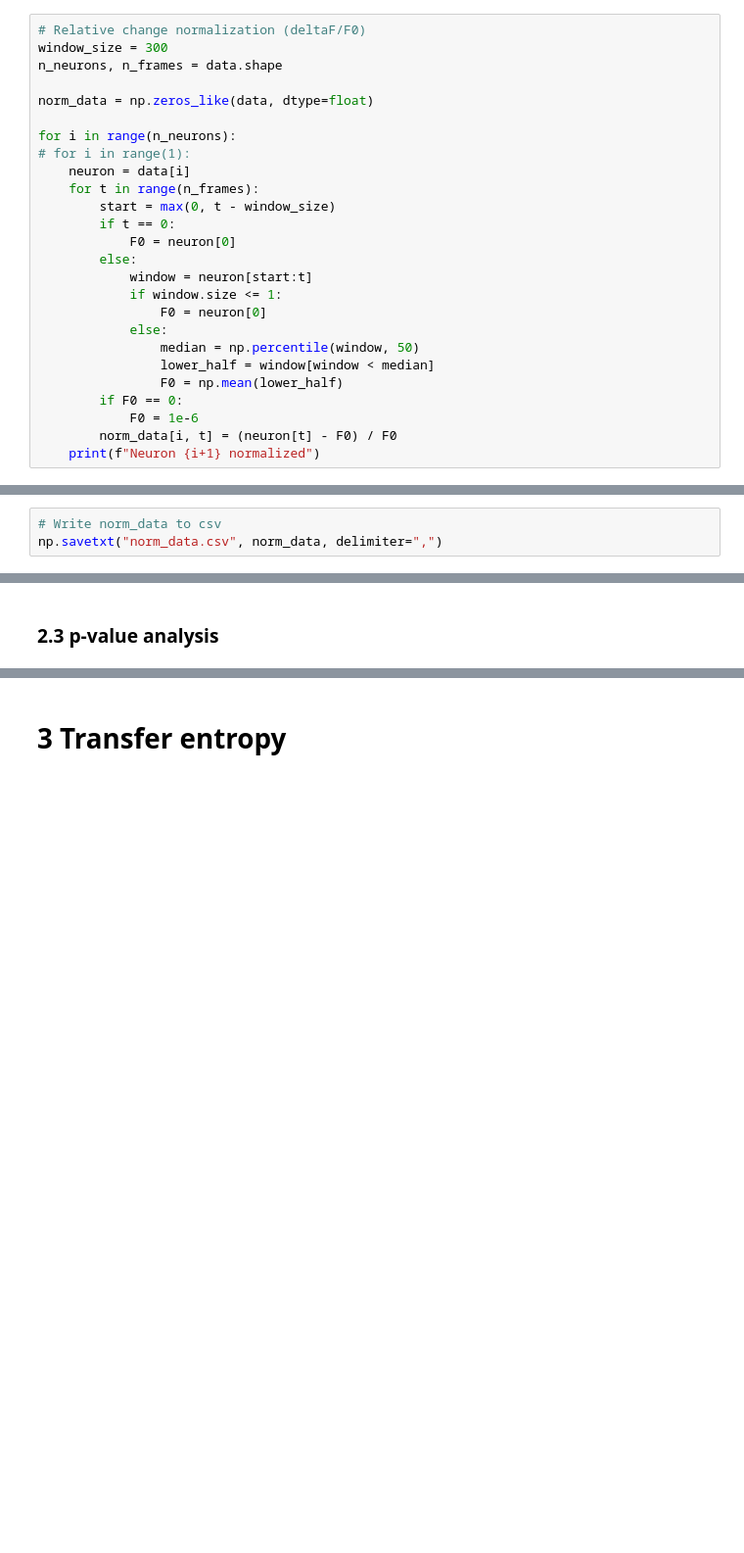
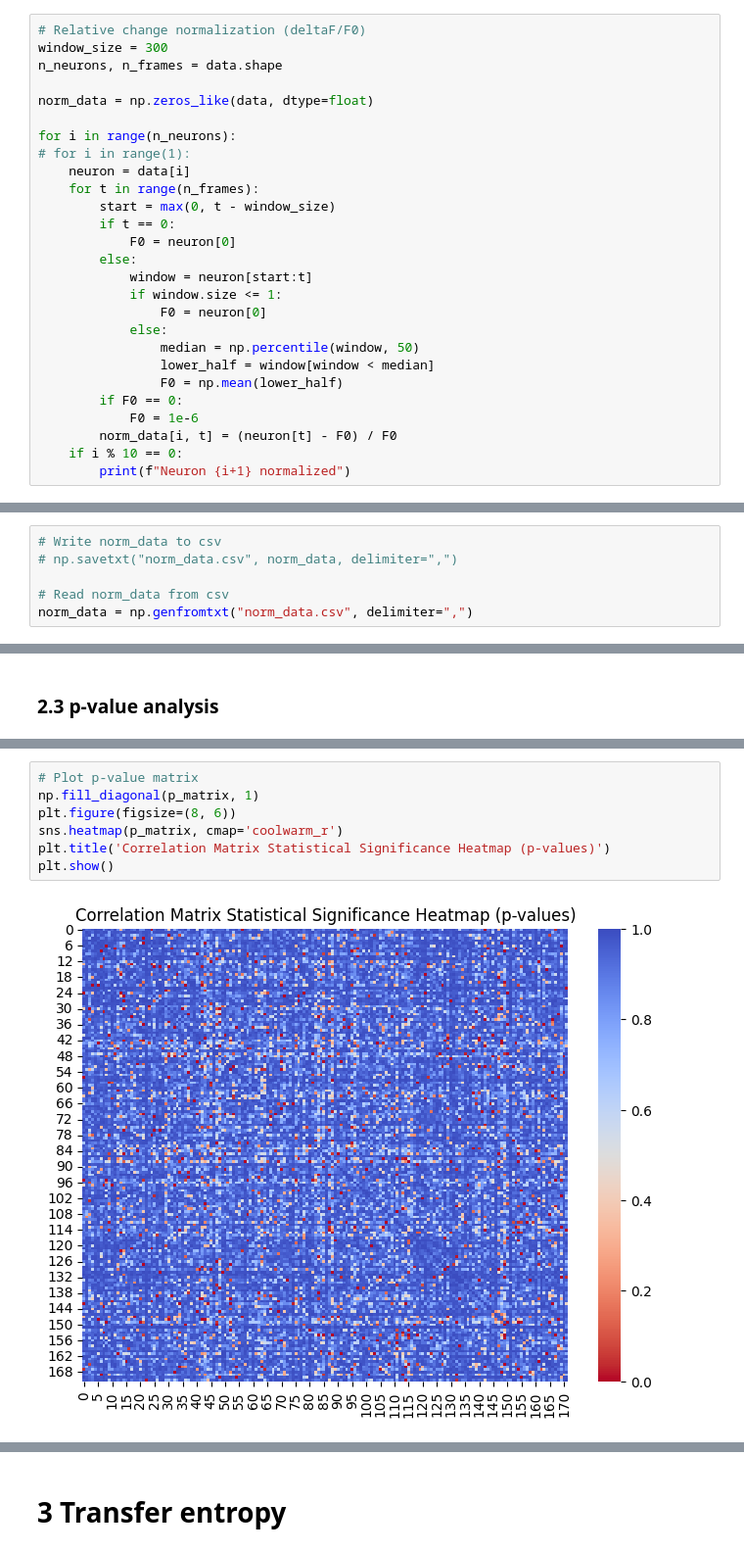
Before and after one commit to c-carolinel/jc, a Jupyter notebook: 1_preprocessing.ipynb, the cells around one changed output, grey strips where cells are left out. Shown at 98% size. Saved outputs shown, nothing was run; the diff lists cells and outputs as text; blank space fills up the shorter version.

```diff
--- a/1_preprocessing.ipynb
+++ b/1_preprocessing.ipynb
@@ -64,5 +64,6 @@ for i in range(n_neurons):
         if F0 == 0:
             F0 = 1e-6
         norm_data[i, t] = (neuron[t] - F0) / F0
-    print(f"Neuron {i+1} normalized")
+    if i % 10 == 0:
+        print(f"Neuron {i+1} normalized")
 # %% [output]
@@ -86,6 +87,9 @@ Neuron 172 normalized.
 # %%
 # Write norm_data to csv
-np.savetxt("norm_data.csv", norm_data, delimiter=",")
+# np.savetxt("norm_data.csv", norm_data, delimiter=",")
+
+# Read norm_data from csv
+norm_data = np.genfromtxt("norm_data.csv", delimiter=",")
 # %%
 # Plot normalized data for neuron 1
 plt.figure(figsize=(8, 6))
@@ -240,0 +234,9 @@ Calculated p-values for neuron 171
+# %%
+# Plot p-value matrix
+np.fill_diagonal(p_matrix, 1)
+plt.figure(figsize=(8, 6))
+sns.heatmap(p_matrix, cmap='coolwarm_r')
+plt.title('Correlation Matrix Statistical Significance Heatmap (p-values)')
+plt.show()
+# %% [output]
+[figure, added]
```
Also changed, not shown: parts of 8 cells of this notebook, 16 other files.
